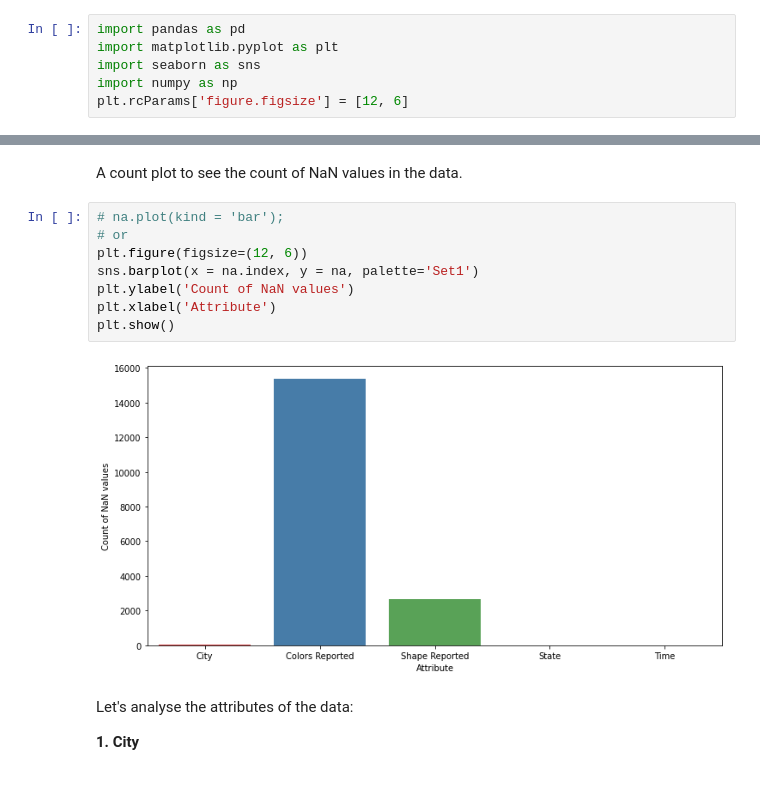
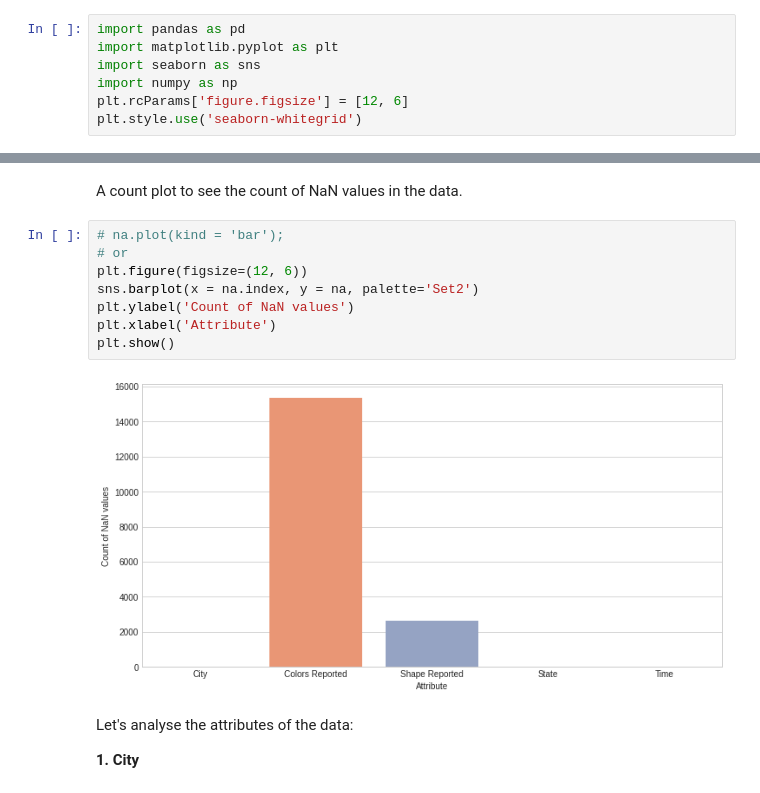
Before and after one commit to syamkakarla98/DataScience_Head_Start, a Jupyter notebook: UFO_Sightings.ipynb, the cells around one changed output, grey strips where cells are left out. Drawn from its saved outputs; the diff is of its cells as text.

```diff
--- a/UFO_Sightings.ipynb
+++ b/UFO_Sightings.ipynb
@@ -33,6 +33,7 @@ import matplotlib.pyplot as plt
 import seaborn as sns
 import numpy as np
 plt.rcParams['figure.figsize'] = [12, 6]
+plt.style.use('seaborn-whitegrid')
 # %% [markdown]
 ## Read Data
 # %%
@@ -93,13 +94,13 @@ A count plot to see the count of NaN values in the data.
 # %%
 # na.plot(kind = 'bar');
 # or
 plt.figure(figsize=(12, 6))
-sns.barplot(x = na.index, y = na, palette='Set1')
+sns.barplot(x = na.index, y = na, palette='Set2')
 plt.ylabel('Count of NaN values')
 plt.xlabel('Attribute')
 plt.show()
 # %% [output]
-[figure, old version]
+[figure, new version]
 # %% [markdown]
 Let's analyse the attributes of the data:
 
```
Also changed, not shown: parts of 17 cells of this notebook.
